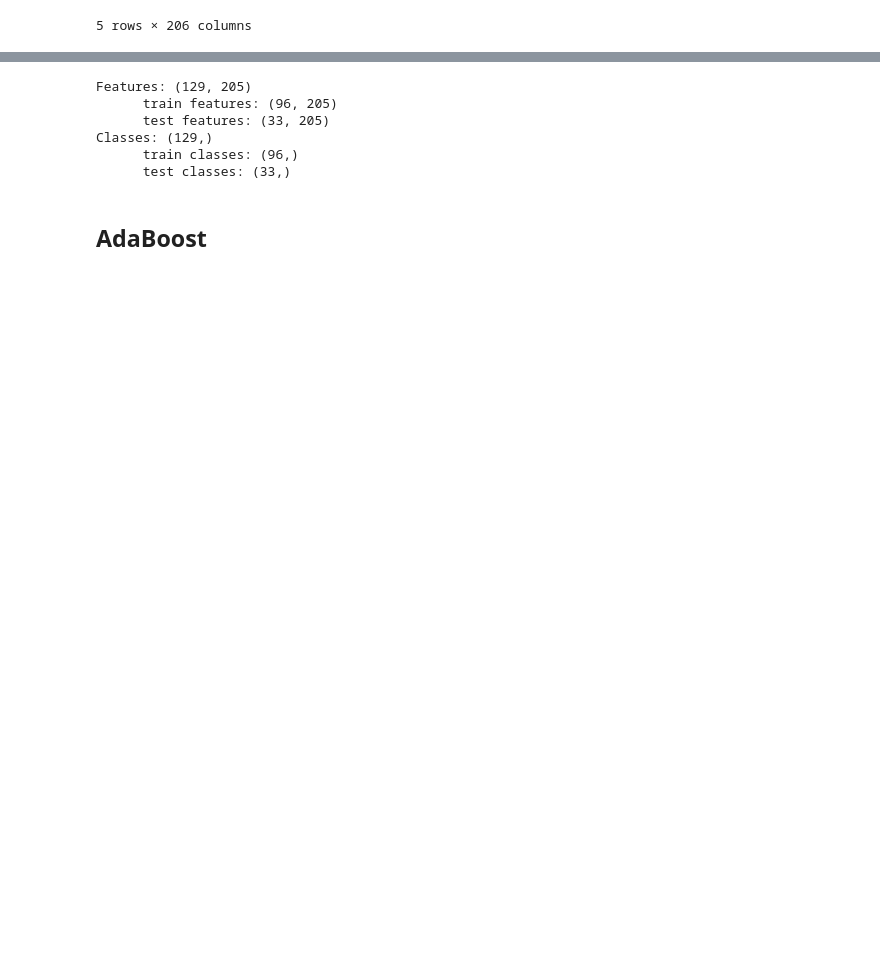
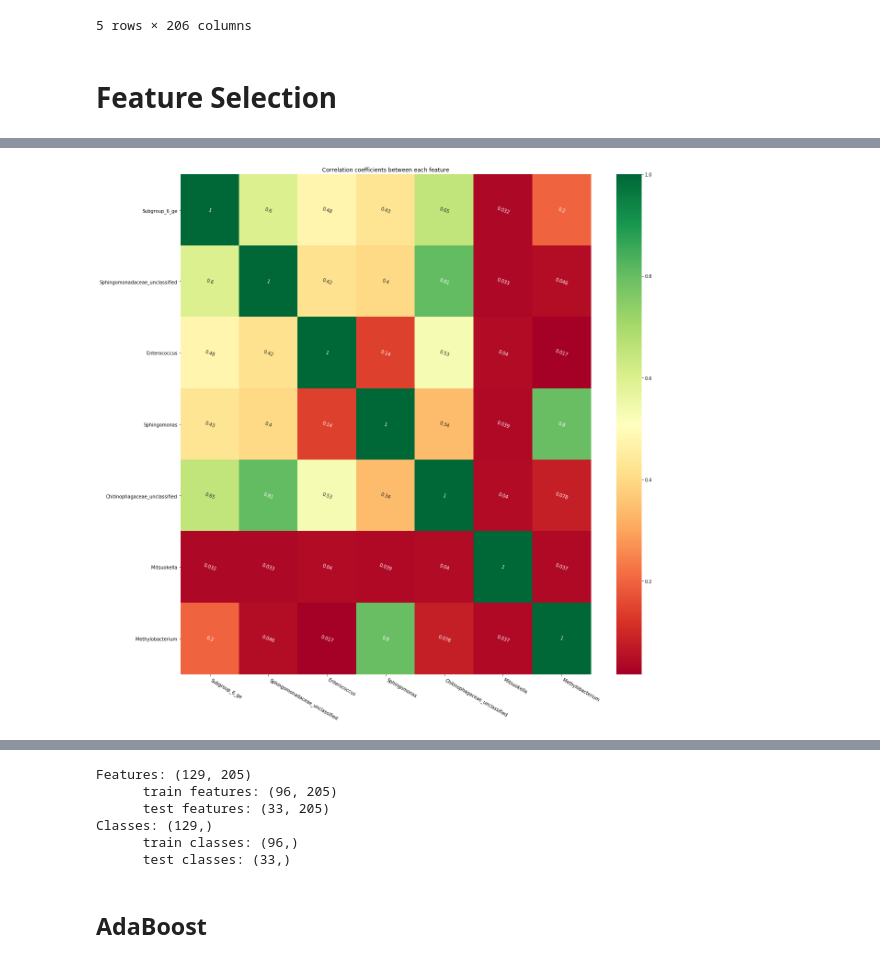
Before and after one commit to ColeridgeGuo/16SCD, a Jupyter notebook: Feature_Selection.ipynb, the cells around one changed output, grey strips where cells are left out. Cells and saved outputs as stored; diff of their text form; code cells hidden in the pictures; blank space fills up the shorter version.

Commit message:
remove dependent features (NOT done)

```diff
--- a/Feature_Selection.ipynb
+++ b/Feature_Selection.ipynb
@@ -32,3 +32,37 @@ df.head()
 | 4380559 | 28.060760 | 0.003138 | 0.064861 | 0.000000 | 0.0 | 0.0 | ... |
 | 5254362 | 65.635131 | 0.000000 | 0.019221 | 0.003844 | 0.0 | 0.0 | ... |
 5 rows × 206 columns
+# %% [markdown]
+# Feature Selection
+# %%
+def indep_feat(features: list) -> list:
+    """ find independent features among each other """
+
+    # corr coefs matrix
+    corr_feat_mtx = df[features].corr().abs()
+    corr_list = corr_feat_mtx.unstack()
+    corr_list = corr_list.sort_values(kind='quicksort')
+    #corr_list = corr_list[corr_list < 0.3]
+
+    # plot the corr coefs matrix
+    plt.figure(figsize=(20,20))
+    hm = sns.heatmap(corr_feat_mtx,
+                     cmap='RdYlGn',
+                     annot=True,
+                     annot_kws={'rotation':340, 'ha':'center'},fmt='.2g')
+    plt.xticks(rotation=330, ha='left')
+    plt.title("Correlation coefficients between each feature")
+    return corr_list
+
+relv_feat = corr_output_mtx[corr_output_mtx > .2]
+
+# select features that are independent of each other
+relv_feat = indep_feat(relv_feat.index.drop('diagnosis'))
+relv_feat[relv_feat.between(.5, 1, inclusive=False)].unstack()
+
+##############################################################################################
+##  TODO: select independent features                                                       ##
+##  Remove those features that are highly correlated with some other feat                   ##
+##  Keep the ones that are more correlated with the class when removing dependent features  ##
+##############################################################################################
+# %% [output]
@@ -34,0 +76 @@ df.head()
+[figure, added]
```
Also changed, not shown: parts of 8 cells of this notebook.
